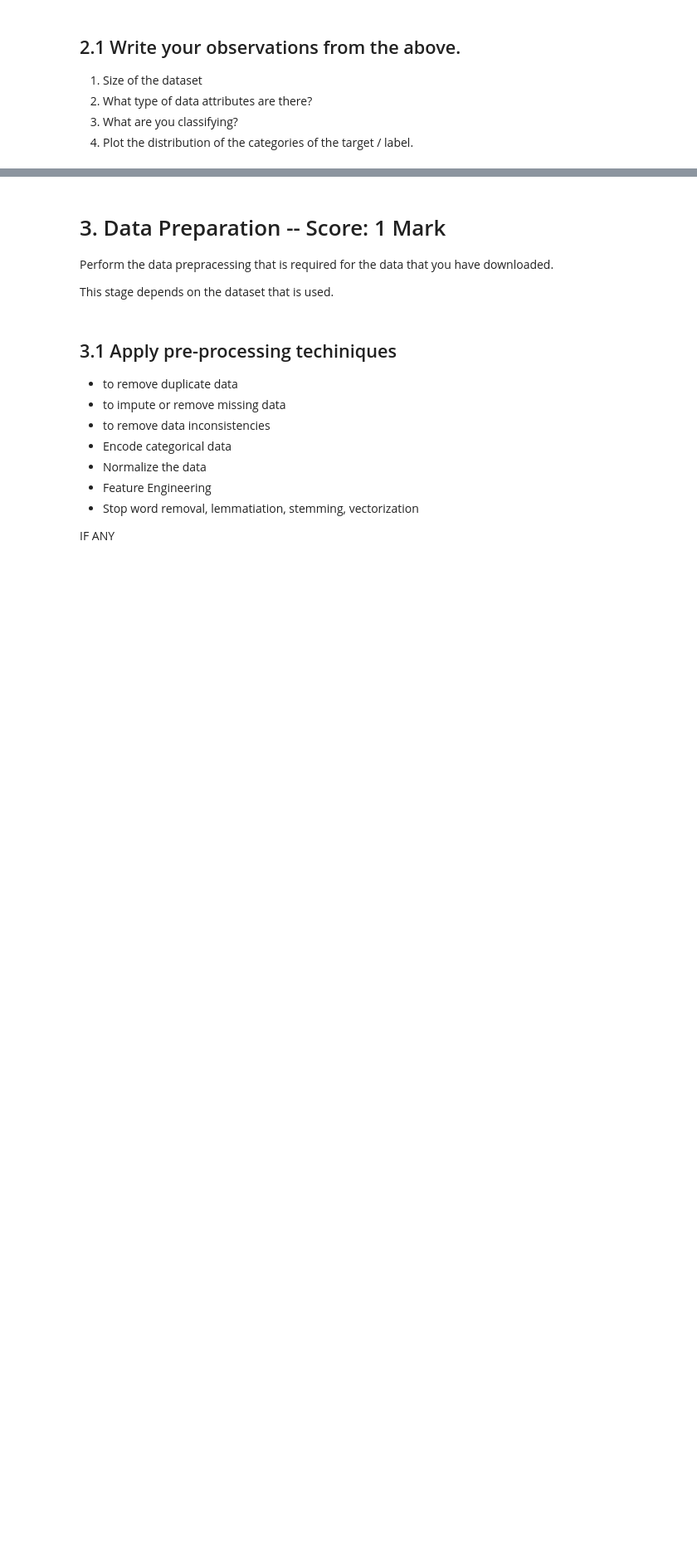
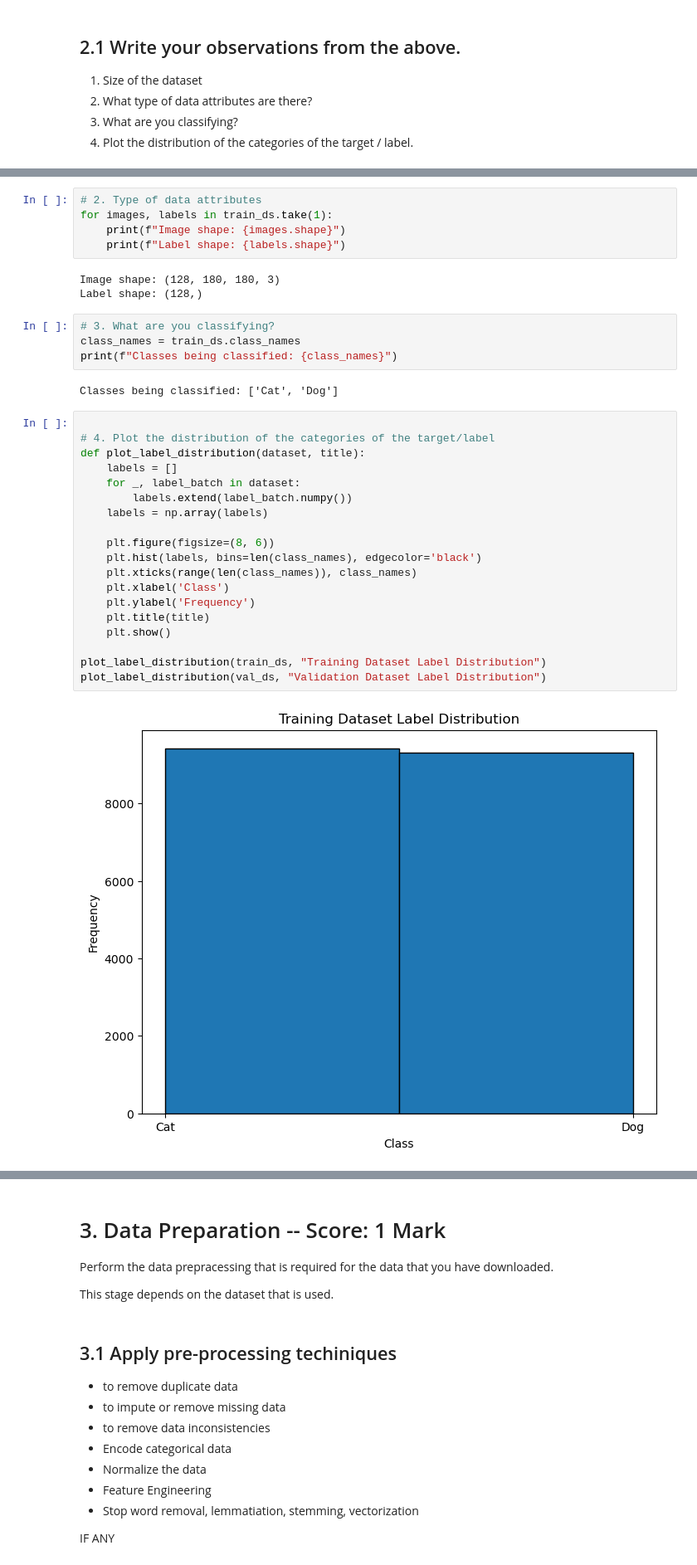
Before and after one commit to hrishi2893/ai-ml-masters, a Jupyter notebook: semester-2/deep-neural-networks/Part_A_Templates.ipynb, the cells around one changed output, grey strips where cells are left out. Shown at 83% size. Cells and saved outputs as stored; diff of their text form; blank space fills up the shorter version.

```diff
--- a/semester-2/deep-neural-networks/Part_A_Templates.ipynb
+++ b/semester-2/deep-neural-networks/Part_A_Templates.ipynb
@@ -70,0 +115,35 @@ kagglecatsanddogs_5340\PetImages/cat
+# %%
+# 2. Type of data attributes
+for images, labels in train_ds.take(1):
+    print(f"Image shape: {images.shape}")
+    print(f"Label shape: {labels.shape}")
+# %% [output]
+Image shape: (128, 180, 180, 3)
+Label shape: (128,)
+# %%
+# 3. What are you classifying?
+class_names = train_ds.class_names
+print(f"Classes being classified: {class_names}")
+# %% [output]
+Classes being classified: ['Cat', 'Dog']
+# %%
+
+# 4. Plot the distribution of the categories of the target/label
+def plot_label_distribution(dataset, title):
+    labels = []
+    for _, label_batch in dataset:
+        labels.extend(label_batch.numpy())
+    labels = np.array(labels)
+
+    plt.figure(figsize=(8, 6))
+    plt.hist(labels, bins=len(class_names), edgecolor='black')
+    plt.xticks(range(len(class_names)), class_names)
+    plt.xlabel('Class')
+    plt.ylabel('Frequency')
+    plt.title(title)
+    plt.show()
+
+plot_label_distribution(train_ds, "Training Dataset Label Distribution")
+plot_label_distribution(val_ds, "Validation Dataset Label Distribution")
+# %% [output]
+[figure, added]
```
Also changed, not shown: parts of 8 cells of this notebook.
